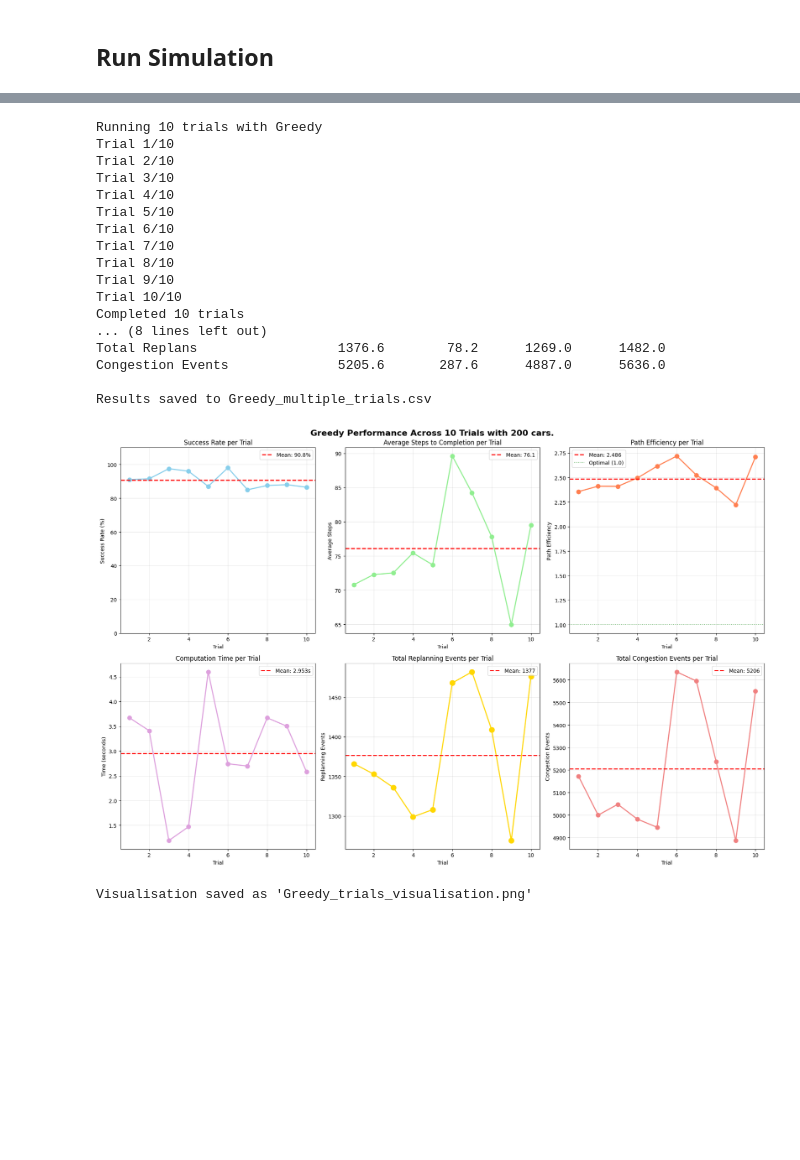
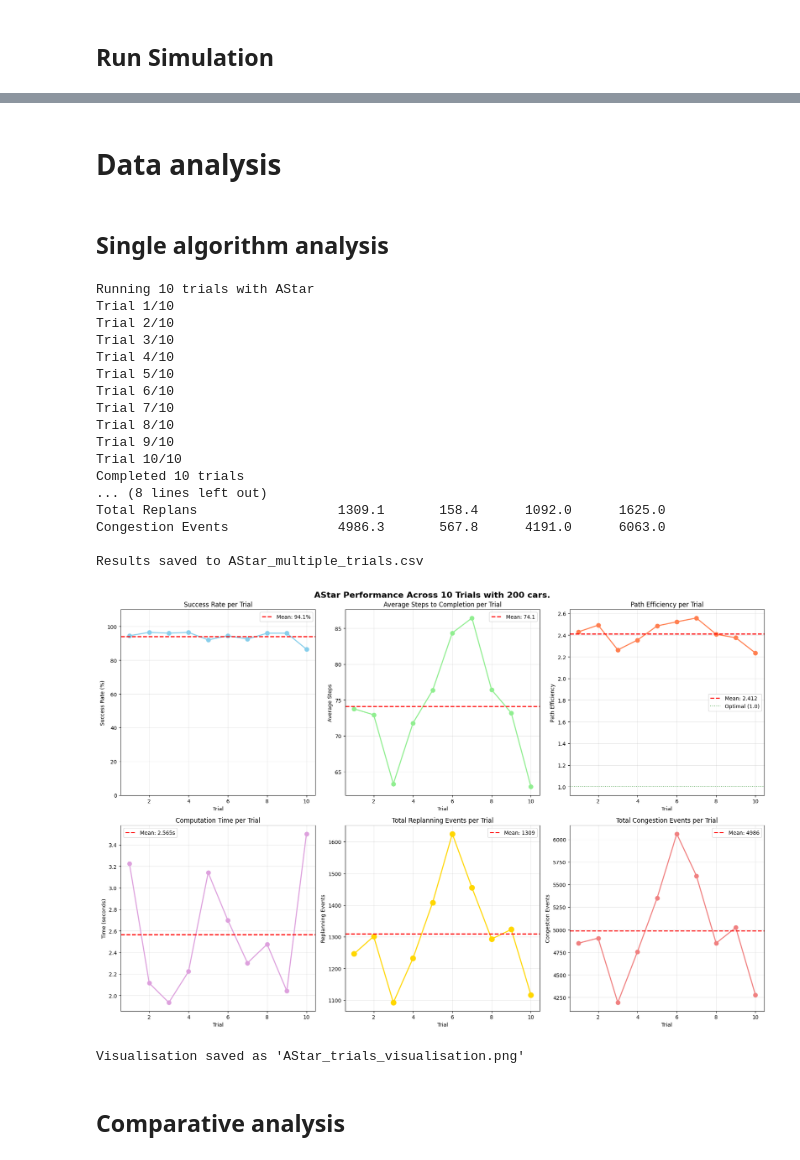
Before and after one commit to MartinMacD/2D-Discrete-Traffic-Model, a Jupyter notebook: 2D-Discrete-Traffic-Model.ipynb, the cells around one changed output, grey strips where cells are left out. Cells and saved outputs as stored; diff of their text form; code cells hidden in the pictures; blank space fills up the shorter version.

```diff
--- a/2D-Discrete-Traffic-Model.ipynb
+++ b/2D-Discrete-Traffic-Model.ipynb
@@ -820,3 +821,7 @@ Average wait time = 15.9 timesteps
+# %% [markdown]
+# Data analysis
+# %% [markdown]
+## Single algorithm analysis
 # %%
 def run_multiple_trials(num_trials = 10, num_cars = 50, rows = 30, columns = 30, algorithm = 'AStar', obstacle_type = 'None', num_obstacles = 5,
                         cluster_size = 10, road_width = 2, max_timesteps = 200, max_wait = 3, max_stuck = 30):
@@ -992,31 +996,33 @@ def visualise_single_algorithm_results(results):
 # %%
 results = run_multiple_trials(
     num_trials=10,
     num_cars=200,
-    algorithm='Greedy',
+    algorithm='AStar',
     obstacle_type='Clusters',
     num_obstacles=8
 )
 df = analyse_single_algorithm_results(results)
 
 visualise_single_algorithm_results(results)
 # %% [output]
-Running 10 trials with Greedy
+Running 10 trials with AStar
 Trial 1/10
 Trial 2/10
 Trial 3/10
 Trial 4/10
 Trial 5/10
 Trial 6/10
 Trial 7/10
 Trial 8/10
 Trial 9/10
 Trial 10/10
 Completed 10 trials
 ... (8 lines left out)
-Total Replans                  1376.6        78.2      1269.0      1482.0
-Congestion Events              5205.6       287.6      4887.0      5636.0
+Total Replans                  1309.1       158.4      1092.0      1625.0
+Congestion Events              4986.3       567.8      4191.0      6063.0
 
-Results saved to Greedy_multiple_trials.csv
+Results saved to AStar_multiple_trials.csv
-[figure, old version]
+[figure, new version]
-Visualisation saved as 'Greedy_trials_visualisation.png'
+Visualisation saved as 'AStar_trials_visualisation.png'
+# %% [markdown]
+## Comparative analysis
```
Also changed, not shown: parts of 8 cells of this notebook.
